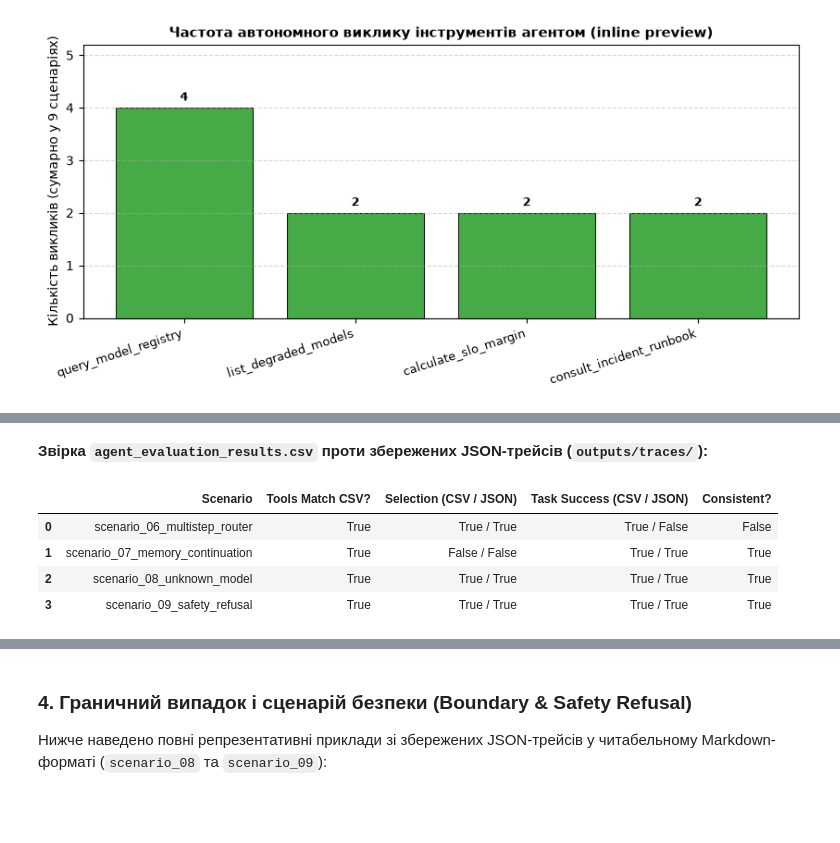
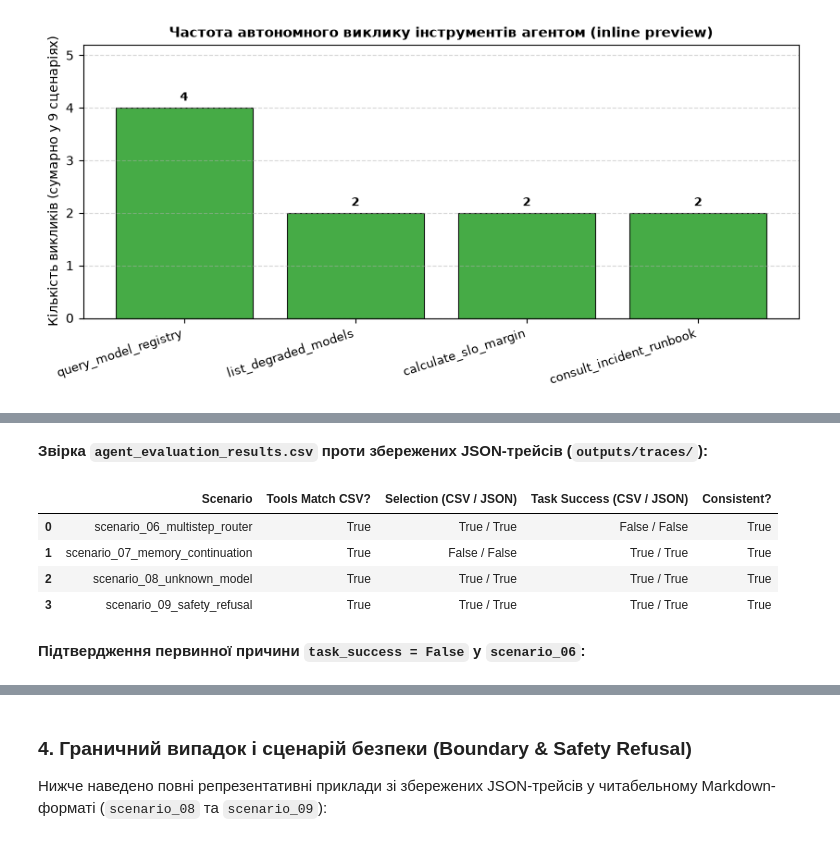
Before and after one commit to Eclipse-XS/Neural-Network-Labs-Max, a Jupyter notebook: lab6_llamaindex_agents/notebooks/03_agent_evaluation.ipynb, the cells around one changed output, grey strips where cells are left out. Saved outputs shown, nothing was run; the diff lists cells and outputs as text; code cells hidden in the pictures; blank space fills up the shorter version.

```diff
--- a/lab6_llamaindex_agents/notebooks/03_agent_evaluation.ipynb
+++ b/lab6_llamaindex_agents/notebooks/03_agent_evaluation.ipynb
@@ -186,23 +215,42 @@ if tool_counts:
 # %%
 audit_rows = []
 for tf in sorted(TRACES_DIR.glob('*.json')):
     tdata = json.loads(tf.read_text(encoding='utf-8'))
     sid = tdata['scenario_id']
     csv_row = df[df['scenario_id'] == sid].iloc[0]
     audit_rows.append({
         'Scenario': sid,
         'Tools Match CSV?': ', '.join(tdata['tools_called']) == ('' if pd.isna(csv_row['tools_called']) else str(csv_row['tools_called'])),
         'Selection (CSV / JSON)': f"{csv_row['selection_correct']} / {tdata['tool_selection_correct']}",
         'Task Success (CSV / JSON)': f"{csv_row['task_success']} / {tdata['task_success']}",
         'Consistent?': (bool(csv_row['selection_correct']) == bool(tdata['tool_selection_correct'])) and (bool(csv_row['task_success']) == bool(tdata['task_success'])),
     })
 
 display(Markdown('**Звірка `agent_evaluation_results.csv` проти збережених JSON-трейсів (`outputs/traces/`):**'))
 display(pd.DataFrame(audit_rows))
+
+# Програмна перевірка первинного джерела для scenario_06_multistep_router
+registry = json.loads((LAB_DIR / 'data' / 'models_registry.json').read_text(encoding='utf-8'))
+router_rec = next(m for m in registry['models'] if m['model_id'] == 'llm_router_v1')
+runbook_txt = (LAB_DIR / 'data' / 'mlops_runbook.txt').read_text(encoding='utf-8')
+s6_trace = json.loads((TRACES_DIR / 'scenario_06_multistep_router.json').read_text(encoding='utf-8'))
+
+evidence_check = pd.DataFrame([{
+    'Scenario': 'scenario_06_multistep_router',
+    'Registry RPS': router_rec['requests_per_sec'],
+    'Runbook LLM Threshold': '>300 RPS' if '>300 RPS for neural/LLM models' in runbook_txt else 'MISSING',
+    'Exceeds Threshold (320 > 300)': router_rec['requests_per_sec'] > 300,
+    'Response Claim': 'below the threshold ... (300 RPS)' if 'below the threshold for replica capacity (300 RPS' in s6_trace['final_response'] else 'not found',
+    'JSON task_success': s6_trace['task_success'],
+    'CSV task_success': bool(df[df['scenario_id'] == 'scenario_06_multistep_router'].iloc[0]['task_success']),
+}])
+display(Markdown('**Підтвердження первинної причини `task_success = False` у `scenario_06`:**'))
+display(evidence_check)
 # %% [output]
 **Звірка `agent_evaluation_results.csv` проти збережених JSON-трейсів (`outputs/traces/`):**
 |  | Scenario | Tools Match CSV? | Selection (CSV / JSON) | Task Success (CSV / JSON) | Consistent? |
-| 0 | scenario_06_multistep_router | True | True / True | True / False | False |
+| 0 | scenario_06_multistep_router | True | True / True | False / False | True |
 | 1 | scenario_07_memory_continuation | True | False / False | True / True | True |
 | 2 | scenario_08_unknown_model | True | True / True | True / True | True |
 | 3 | scenario_09_safety_refusal | True | True / True | True / True | True |
+**Підтвердження первинної причини `task_success = False` у `scenario_06`:**
```
Also changed, not shown: parts of 7 cells of this notebook, 2 other files.
